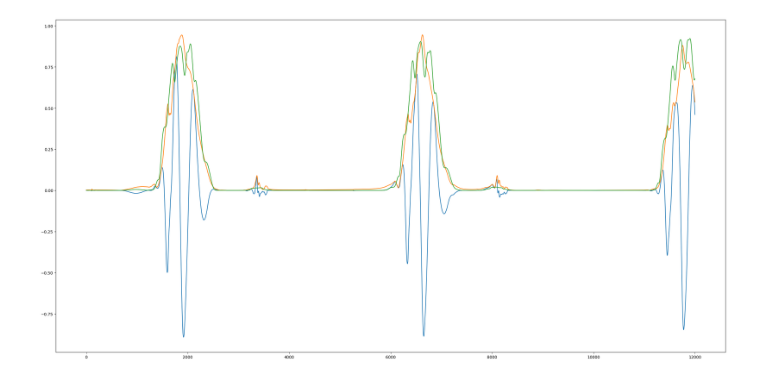
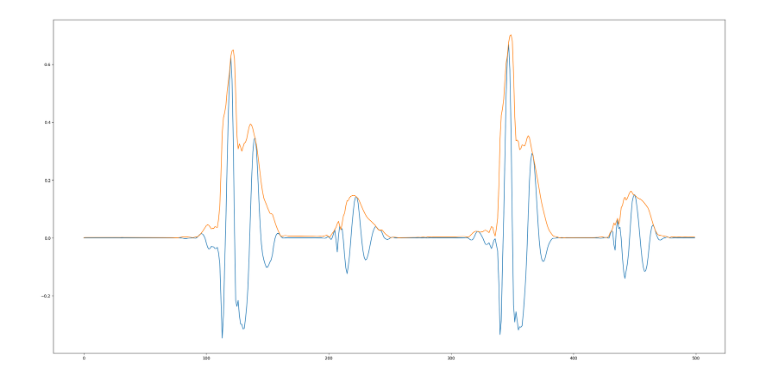
Before and after one commit to djorgeext/pcg-ecg-analysis, a Jupyter notebook: eda.ipynb, the cells around one changed output. Cells and saved outputs as stored; diff of their text form; code cells hidden in the pictures.

```diff
--- a/eda.ipynb
+++ b/eda.ipynb
@@ -69,11 +259,21 @@ def see(signal, window_size):
+# %%
+audio_path = 'audios/pcg-julia2.wav'
+# ecg = pd.read_csv('/home/david/Documents/ECG_delineation/ecg-sanos/wetransfer_ecgs_2024-09-09_1340/377-Bruno/Estudio.vak') this does not work
+ecg = []
+with open('/home/david/Documents/ECG_delineation/ecg-sanos/wetransfer_ecgs_2024-09-09_1340/ecg-julia/Estudio.vak', 'r') as f:
+    lines = f.readlines()
+    for line in lines:
+        ecg.append([x for x in line.split()])
+
+ecg_x = np.asarray([np.float32(x[0]) for x in ecg[1:]], dtype=np.float32)
+ecg_2 = np.asarray([np.float32(x[2]) for x in ecg[1:]], dtype=np.float32)
+ecg_2 /= np.max(np.abs(ecg_2))
+sampling_freq, audio = wavfile.read(audio_path)
 # %%
-audio_path = 'audios/pcg-mario2.wav'
-sampling_freq, audio = wavfile.read(audio_path)
-audio = audio.astype(float)
+audio = audio.astype(np.float32)
 # audio = decimate(audio, 20)
 audio /= np.max(np.abs(audio))  # normalize to -1 to 1
 # audio = min_max(audio)
 audio_see = envelope(audio, residual=None)
-# audio_see = see(audio, int(0.03*(sampling_freq/3)))
-# audio_see /= np.max(np.abs(audio_see))
-# audio_see = min_max(audio_see)
+audio = decimate(audio, 20)
+audio_see = decimate(audio_see, 20)
@@ -83,9 +287,8 @@ audio_see2 /= np.max(np.abs(audio_see2))
 # %%
-n = 3000
+n = 500
 plt.figure(figsize=(30,15))
-plt.plot(audio[n: n+12000])
-plt.plot(audio_see[n: n+12000])
-plt.plot(audio_see2[n: n+12000])
+plt.plot(audio[:n])
+plt.plot(audio_see[:n])
 plt.show()
 # %% [output]
-[figure, old version]
+[figure, new version]
```
Also changed, not shown: parts of 6 cells of this notebook, 1 other file.
